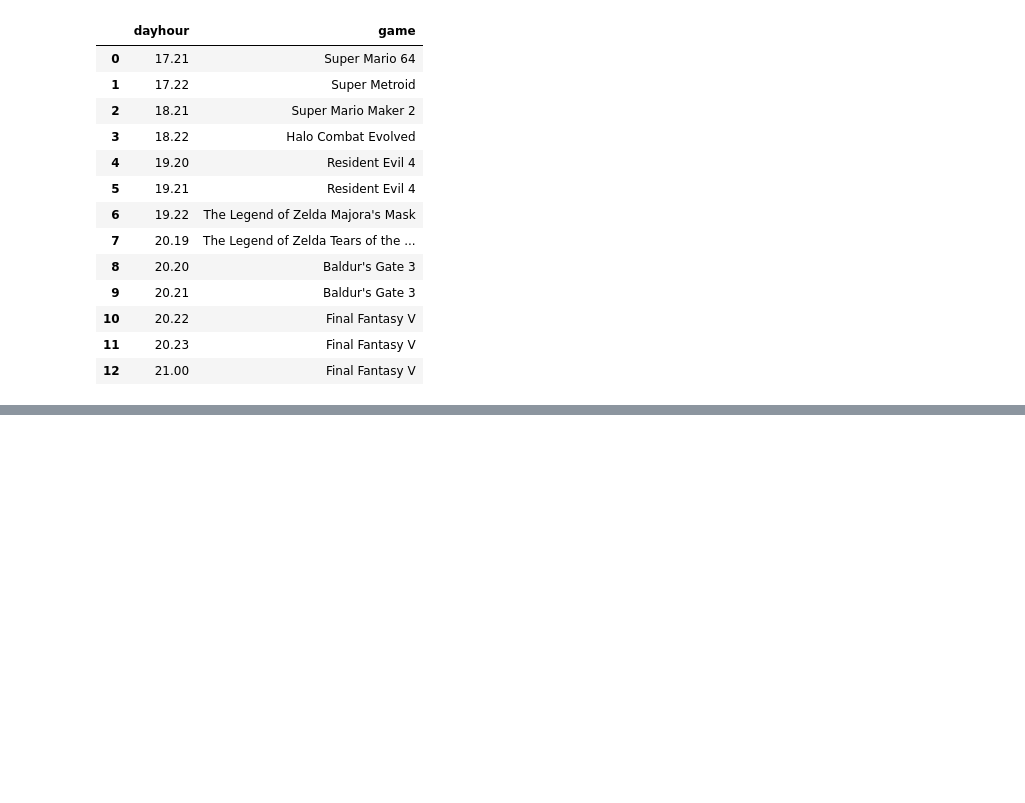
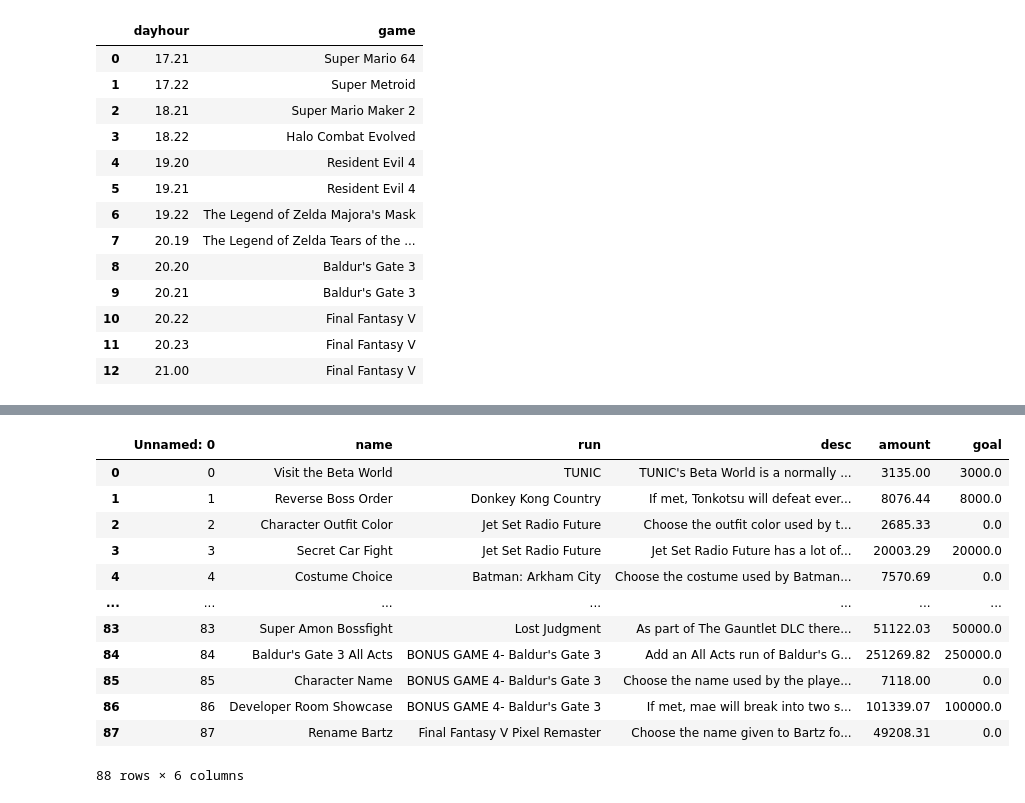
Before and after one commit to DouglasJBruce/GDQ_Analysis, a Jupyter notebook: exploration of games done quick donations.ipynb, the cells around one changed output, grey strips where cells are left out. Cells and saved outputs as stored; diff of their text form; code cells hidden in the pictures; blank space fills up the shorter version.

```diff
--- a/exploration of games done quick donations.ipynb
+++ b/exploration of games done quick donations.ipynb
@@ -339,7 +339,7 @@ bids.loc[~(bids.goal == '—')]
 | 84 | 84 | Baldur's Gate 3 All Acts | BONUS GAME 4- Baldur's Gate 3 | Add an All Acts run of Baldur's G... | $251,269.82 | 250000.00 |
 | 86 | 86 | Developer Room Showcase | BONUS GAME 4- Baldur's Gate 3 | If met, mae will break into two s... | $101,339.07 | 100000.00 |
 # %%
-bids.goal = bids.goal.replace('',0)
+bids.goal = bids.goal.replace('—',0)
 # %%
 bids.goal = bids.goal.astype(float)
 # %%
@@ -441,0 +458,16 @@ pd.read_csv('data/dayhour_game.csv')
+# %%
+bids
+# %% [output]
+|  | Unnamed: 0 | name | run | desc | amount | goal |
+| 0 | 0 | Visit the Beta World | TUNIC | TUNIC's Beta World is a normally ... | 3135.00 | 3000.0 |
+| 1 | 1 | Reverse Boss Order | Donkey Kong Country | If met, Tonkotsu will defeat ever... | 8076.44 | 8000.0 |
+| 2 | 2 | Character Outfit Color | Jet Set Radio Future | Choose the outfit color used by t... | 2685.33 | 0.0 |
+| 3 | 3 | Secret Car Fight | Jet Set Radio Future | Jet Set Radio Future has a lot of... | 20003.29 | 20000.0 |
+| 4 | 4 | Costume Choice | Batman: Arkham City | Choose the costume used by Batman... | 7570.69 | 0.0 |
+| ... | ... | ... | ... | ... | ... | ... |
+| 83 | 83 | Super Amon Bossfight | Lost Judgment | As part of The Gauntlet DLC there... | 51122.03 | 50000.0 |
+| 84 | 84 | Baldur's Gate 3 All Acts | BONUS GAME 4- Baldur's Gate 3 | Add an All Acts run of Baldur's G... | 251269.82 | 250000.0 |
+| 85 | 85 | Character Name | BONUS GAME 4- Baldur's Gate 3 | Choose the name used by the playe... | 7118.00 | 0.0 |
+| 86 | 86 | Developer Room Showcase | BONUS GAME 4- Baldur's Gate 3 | If met, mae will break into two s... | 101339.07 | 100000.0 |
+| 87 | 87 | Rename Bartz | Final Fantasy V Pixel Remaster | Choose the name given to Bartz fo... | 49208.31 | 0.0 |
+88 rows × 6 columns
```
Also changed, not shown: parts of 1 cell of this notebook, 1 other file.
